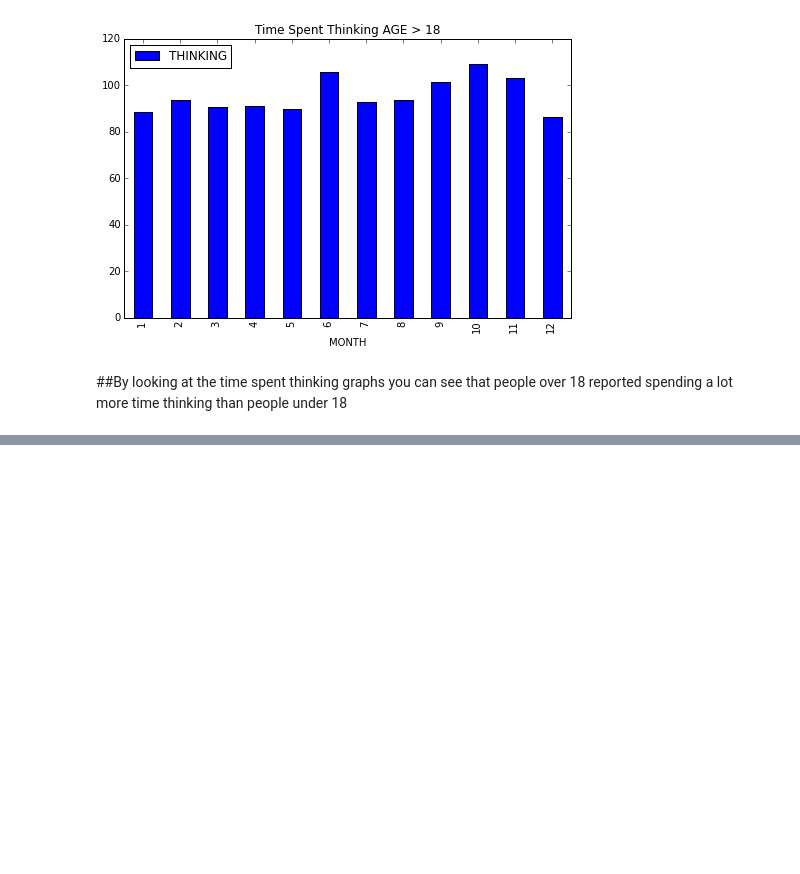
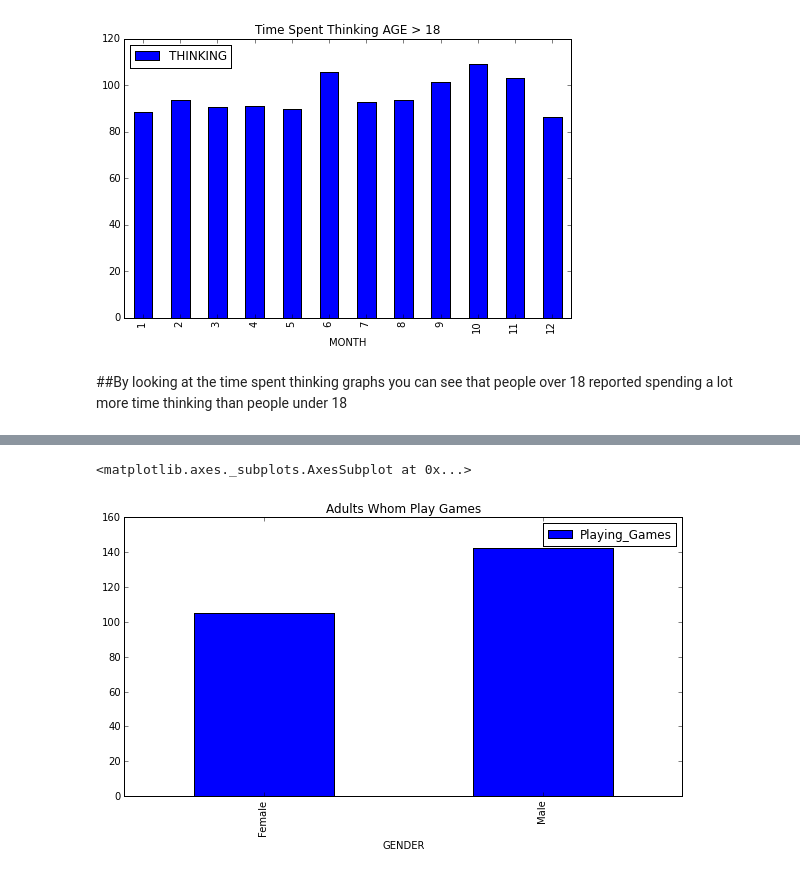
Before and after one commit to tiy-gvl-python/atus-analysis, a Jupyter notebook: Project.ipynb, the cells around one changed output, grey strips where cells are left out. Cells and saved outputs as stored; diff of their text form; code cells hidden in the pictures; blank space fills up the shorter version.

```diff
--- a/Project.ipynb
+++ b/Project.ipynb
@@ -167,3 +167,9 @@ thinking.groupby(['MONTH']).mean().plot(kind='bar', figsize=(8,5), title='Time S
 [figure]
 # %% [markdown]
 ##By looking at the time spent thinking graphs you can see that people over 18 reported spending a lot more time thinking than people under 18
+# %%
+gen_f = summary[['ID', 'GENDER', 'Playing_Games', 'AGE']]
+gen_f = gen_f[gen_f.Playing_Games > 0]
+gen_f.index = gen_f.ID
+gen_f = gen_f[['GENDER', 'Playing_Games', 'AGE']]
+gen_f.head()
@@ -169,0 +184,8 @@ thinking.groupby(['MONTH']).mean().plot(kind='bar', figsize=(8,5), title='Time S
+# %%
+gen_old = gen_f[gen_f.AGE >= 18]
+
+gen_old = gen_old[['GENDER', 'Playing_Games']]
+gen_old.groupby('GENDER').mean().plot(kind='bar', title='Adults Whom Play Games', figsize=(10,5))
+# %% [output]
+<matplotlib.axes._subplots.AxesSubplot at 0x...>
+[figure, added]
```
Also changed, not shown: parts of 16 cells of this notebook.
